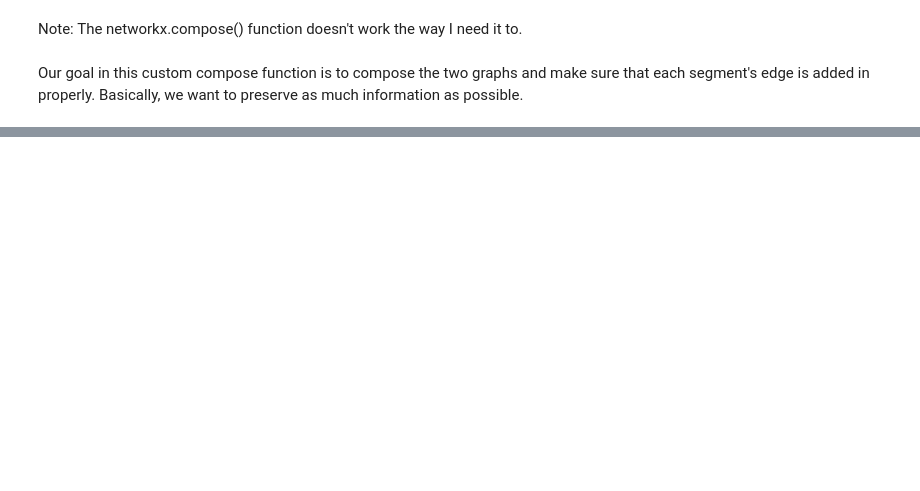
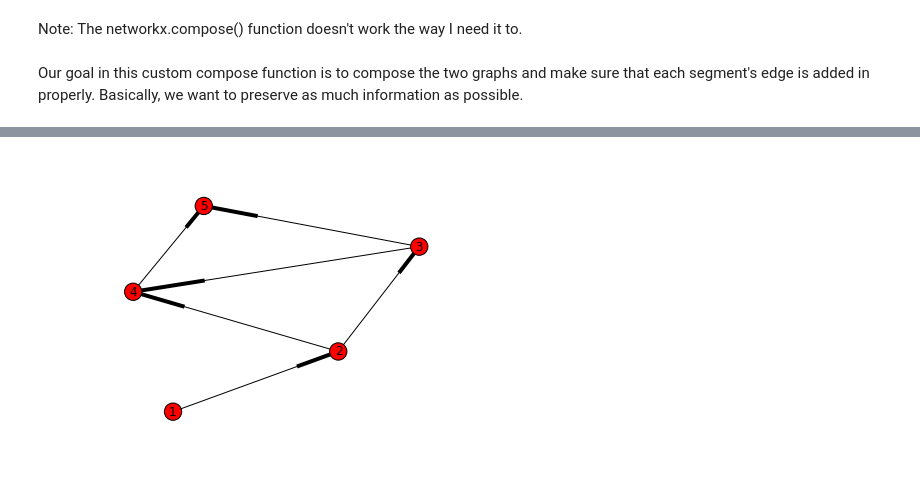
Before and after one commit to ericmjl/Influenza-Reassortment-Simulation-and-Identification, a Jupyter notebook: Sandbox.ipynb, the cells around one changed output, grey strips where cells are left out. Saved outputs shown, nothing was run; the diff lists cells and outputs as text; code cells hidden in the pictures; blank space fills up the shorter version.

```diff
--- a/Sandbox.ipynb
+++ b/Sandbox.ipynb
@@ -79,0 +128,3 @@ H.edges(data=True)
+# %%
+for k, v in edges.items():
+    I.add_edge(k[0], k[1], attr_dict=v)
@@ -79,0 +140,4 @@ H.edges(data=True)
+# %%
+nx.draw(I)
+# %% [output]
+[figure, added]
```
Also changed, not shown: parts of 14 cells of this notebook, 1 other file.
